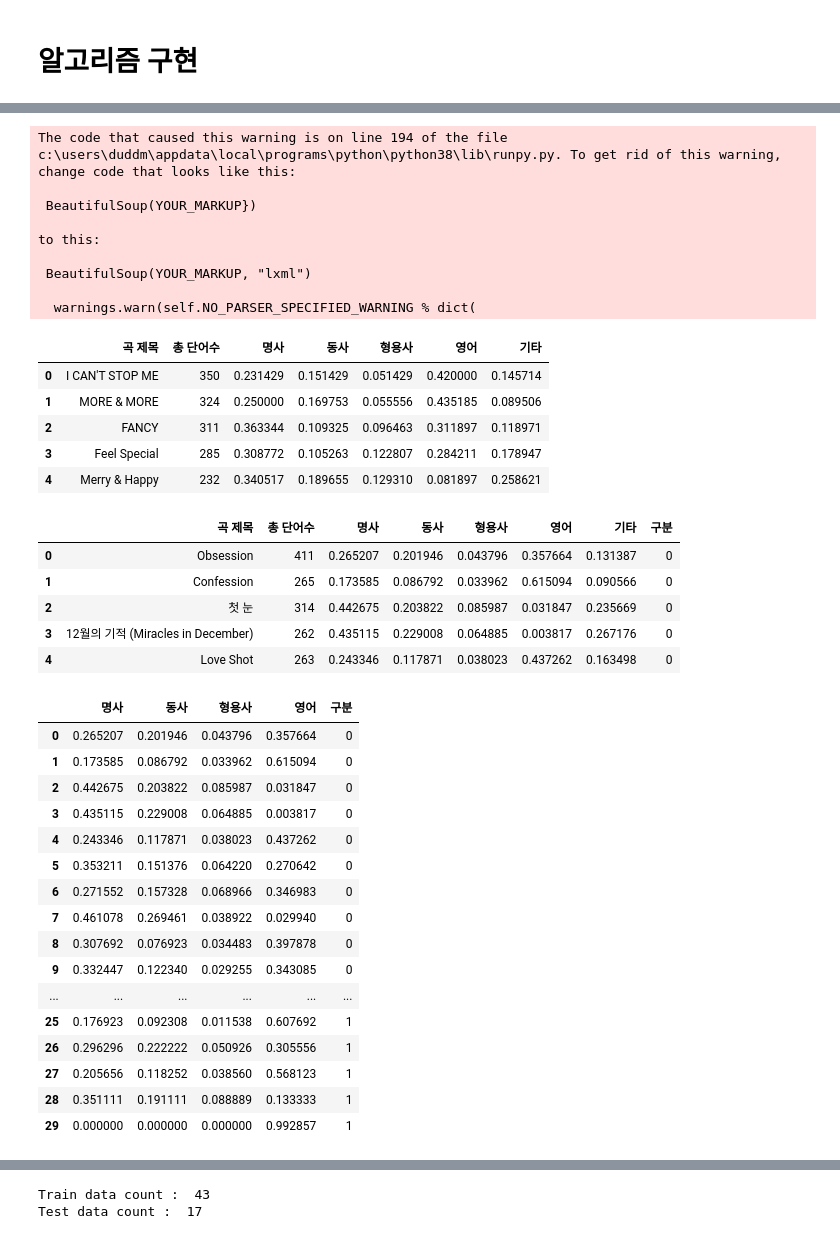
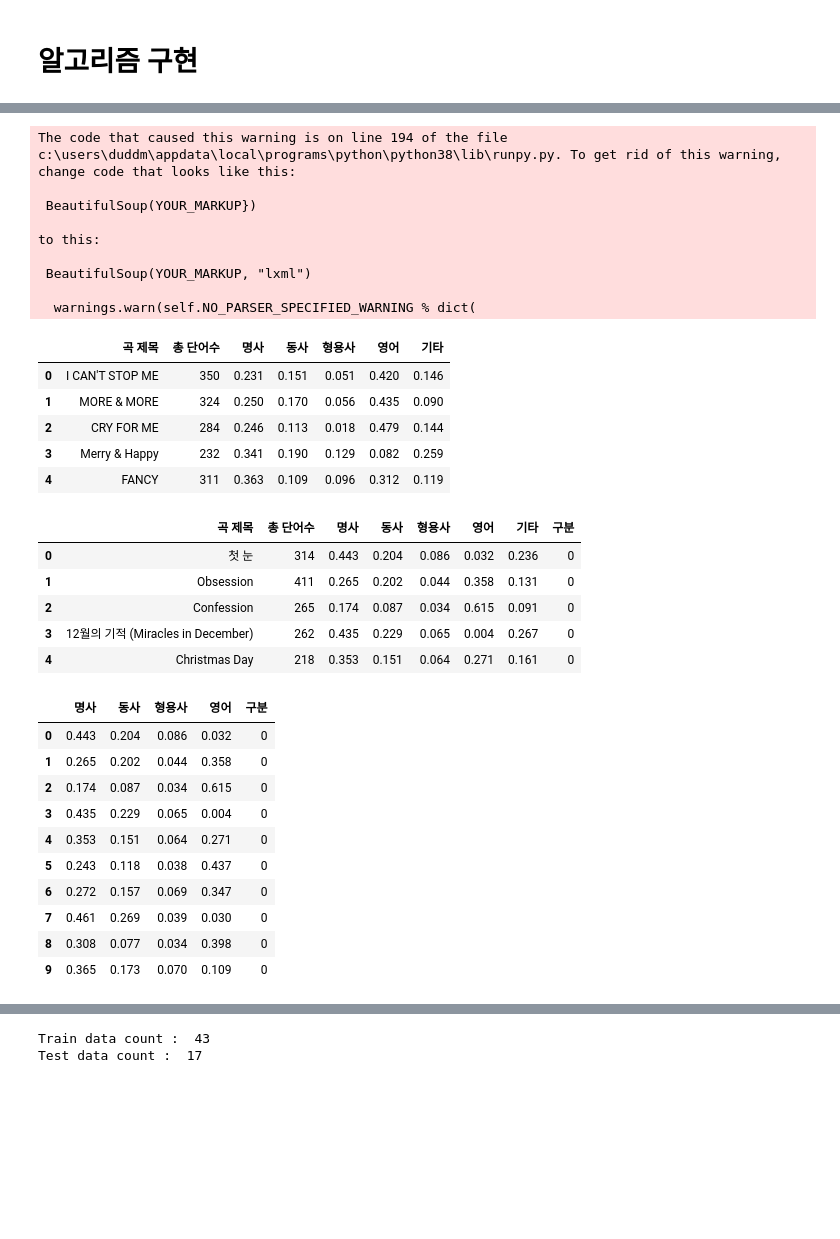
Before and after one commit to LEEEUNBIN3/TextMining, a Jupyter notebook: exo_vs_twice_kye.ipynb, the cells around one changed output, grey strips where cells are left out. Cells and saved outputs as stored; diff of their text form; code cells hidden in the pictures; blank space fills up the shorter version.

```diff
--- a/exo_vs_twice_kye.ipynb
+++ b/exo_vs_twice_kye.ipynb
@@ -732,11 +730,11 @@ for review, title in zip(EXO_final["가사"], EXO_final["곡 제목"]):
         elif tmp  == "Adjective": cnt_ad += 1
         elif tmp  == "Alpha": cnt_al += 1
         else : cnt_else += 1
-    ratio_Noun.append(cnt_n/len(words))
-    ratio_Verb.append(cnt_v/len(words))
-    ratio_Adject.append(cnt_ad/len(words))
-    ratio_Alpha.append(cnt_al/len(words))
-    ratio_else.append(cnt_else/len(words))
+    ratio_Noun.append(round(cnt_n/len(words),3))
+    ratio_Verb.append(round(cnt_v/len(words),3))
+    ratio_Adject.append(round(cnt_ad/len(words),3))
+    ratio_Alpha.append(round(cnt_al/len(words),3))
+    ratio_else.append(round(cnt_else/len(words),3))
 # EXO_words = dict(zip(titles, cnt_Total, ratio_Noun, ratio_Verb, ratio_Adject, ratio_Alpha))
 
 # print(title, "\n", cnt_Total, "\n", ratio_Noun, "\n", ratio_Verb, "\n", ratio_Adject, "\n", ratio_Alpha)
@@ -777,11 +789,11 @@ for review, title in zip(TW_final["가사"], TW_final["곡 제목"]):
         elif tmp  == "Adjective": cnt_ad += 1
         elif tmp  == "Alpha": cnt_al += 1
         else : cnt_else += 1
-    ratio_Noun.append(cnt_n/len(words))
-    ratio_Verb.append(cnt_v/len(words))
-    ratio_Adject.append(cnt_ad/len(words))
-    ratio_Alpha.append(cnt_al/len(words))
-    ratio_else.append(cnt_else/len(words))
+    ratio_Noun.append(round(cnt_n/len(words),3))
+    ratio_Verb.append(round(cnt_v/len(words),3))
+    ratio_Adject.append(round(cnt_ad/len(words),3))
+    ratio_Alpha.append(round(cnt_al/len(words),3))
+    ratio_else.append(round(cnt_else/len(words),3))
 
 TW_df_fin = pd.DataFrame({'곡 제목':titles, '총 단어수':cnt_Total, '명사':ratio_Noun, '동사':ratio_Verb, '형용사':ratio_Adject, '영어':ratio_Alpha, '기타':ratio_else})
 TW_df_fin.head()
@@ -796,11 +808,11 @@ to this:
 
   warnings.warn(self.NO_PARSER_SPECIFIED_WARNING % dict(
 |  | 곡 제목 | 총 단어수 | 명사 | 동사 | 형용사 | 영어 | 기타 |
-| 0 | I CAN'T STOP ME | 350 | 0.231429 | 0.151429 | 0.051429 | 0.420000 | 0.145714 |
-| 1 | MORE & MORE | 324 | 0.250000 | 0.169753 | 0.055556 | 0.435185 | 0.089506 |
-| 2 | FANCY | 311 | 0.363344 | 0.109325 | 0.096463 | 0.311897 | 0.118971 |
-| 3 | Feel Special | 285 | 0.308772 | 0.105263 | 0.122807 | 0.284211 | 0.178947 |
-| 4 | Merry & Happy | 232 | 0.340517 | 0.189655 | 0.129310 | 0.081897 | 0.258621 |
+| 0 | I CAN'T STOP ME | 350 | 0.231 | 0.151 | 0.051 | 0.420 | 0.146 |
+| 1 | MORE & MORE | 324 | 0.250 | 0.170 | 0.056 | 0.435 | 0.090 |
+| 2 | CRY FOR ME | 284 | 0.246 | 0.113 | 0.018 | 0.479 | 0.144 |
+| 3 | Merry & Happy | 232 | 0.341 | 0.190 | 0.129 | 0.082 | 0.259 |
+| 4 | FANCY | 311 | 0.363 | 0.109 | 0.096 | 0.312 | 0.119 |
 # %%
 # 구분 추가 (엑소인지 트와이스인지 구별)
 for i in range(len(EXO_df_fin)):
@@ -810,11 +822,11 @@ for i in range(len(TW_df_fin)):
 EXO_df_fin.head()
 # %% [output]
 |  | 곡 제목 | 총 단어수 | 명사 | 동사 | 형용사 | 영어 | 기타 | 구분 |
-| 0 | Obsession | 411 | 0.265207 | 0.201946 | 0.043796 | 0.357664 | 0.131387 | 0 |
-| 1 | Confession | 265 | 0.173585 | 0.086792 | 0.033962 | 0.615094 | 0.090566 | 0 |
-| 2 | 첫 눈 | 314 | 0.442675 | 0.203822 | 0.085987 | 0.031847 | 0.235669 | 0 |
-| 3 | 12월의 기적 (Miracles in December) | 262 | 0.435115 | 0.229008 | 0.064885 | 0.003817 | 0.267176 | 0 |
-| 4 | Love Shot | 263 | 0.243346 | 0.117871 | 0.038023 | 0.437262 | 0.163498 | 0 |
+| 0 | 첫 눈 | 314 | 0.443 | 0.204 | 0.086 | 0.032 | 0.236 | 0 |
+| 1 | Obsession | 411 | 0.265 | 0.202 | 0.044 | 0.358 | 0.131 | 0 |
+| 2 | Confession | 265 | 0.174 | 0.087 | 0.034 | 0.615 | 0.091 | 0 |
+| 3 | 12월의 기적 (Miracles in December) | 262 | 0.435 | 0.229 | 0.065 | 0.004 | 0.267 | 0 |
+| 4 | Christmas Day | 218 | 0.353 | 0.151 | 0.064 | 0.271 | 0.161 | 0 |
 # %%
 # 엑소, 트와이스 데이터 합치기
 All_df = pd.concat([EXO_df_fin, TW_df_fin])
@@ -824,22 +836,16 @@ All_df.drop('곡 제목', axis = 1, inplace = True) # 문자열이라 삭제
 All_df.drop('총 단어수', axis = 1, inplace = True) # 무의미한 데이터라 삭제
 All_df.drop('기타', axis = 1, inplace = True) # 무의미한 데이터라 삭제
 # %%
-All_df
+All_df.head(10)
 # %% [output]
 |  | 명사 | 동사 | 형용사 | 영어 | 구분 |
-| 0 | 0.265207 | 0.201946 | 0.043796 | 0.357664 | 0 |
-| 1 | 0.173585 | 0.086792 | 0.033962 | 0.615094 | 0 |
-| 2 | 0.442675 | 0.203822 | 0.085987 | 0.031847 | 0 |
-| 3 | 0.435115 | 0.229008 | 0.064885 | 0.003817 | 0 |
-| 4 | 0.243346 | 0.117871 | 0.038023 | 0.437262 | 0 |
-| 5 | 0.353211 | 0.151376 | 0.064220 | 0.270642 | 0 |
-| 6 | 0.271552 | 0.157328 | 0.068966 | 0.346983 | 0 |
-| 7 | 0.461078 | 0.269461 | 0.038922 | 0.029940 | 0 |
-| 8 | 0.307692 | 0.076923 | 0.034483 | 0.397878 | 0 |
-| 9 | 0.332447 | 0.122340 | 0.029255 | 0.343085 | 0 |
-| ... | ... | ... | ... | ... | ... |
-| 25 | 0.176923 | 0.092308 | 0.011538 | 0.607692 | 1 |
-| 26 | 0.296296 | 0.222222 | 0.050926 | 0.305556 | 1 |
-| 27 | 0.205656 | 0.118252 | 0.038560 | 0.568123 | 1 |
-| 28 | 0.351111 | 0.191111 | 0.088889 | 0.133333 | 1 |
-| 29 | 0.000000 | 0.000000 | 0.000000 | 0.992857 | 1 |
+| 0 | 0.443 | 0.204 | 0.086 | 0.032 | 0 |
+| 1 | 0.265 | 0.202 | 0.044 | 0.358 | 0 |
+| 2 | 0.174 | 0.087 | 0.034 | 0.615 | 0 |
+| 3 | 0.435 | 0.229 | 0.065 | 0.004 | 0 |
+| 4 | 0.353 | 0.151 | 0.064 | 0.271 | 0 |
+| 5 | 0.243 | 0.118 | 0.038 | 0.437 | 0 |
+| 6 | 0.272 | 0.157 | 0.069 | 0.347 | 0 |
+| 7 | 0.461 | 0.269 | 0.039 | 0.030 | 0 |
+| 8 | 0.308 | 0.077 | 0.034 | 0.398 | 0 |
+| 9 | 0.365 | 0.173 | 0.070 | 0.109 | 0 |
```
Also changed, not shown: parts of 68 cells of this notebook.
